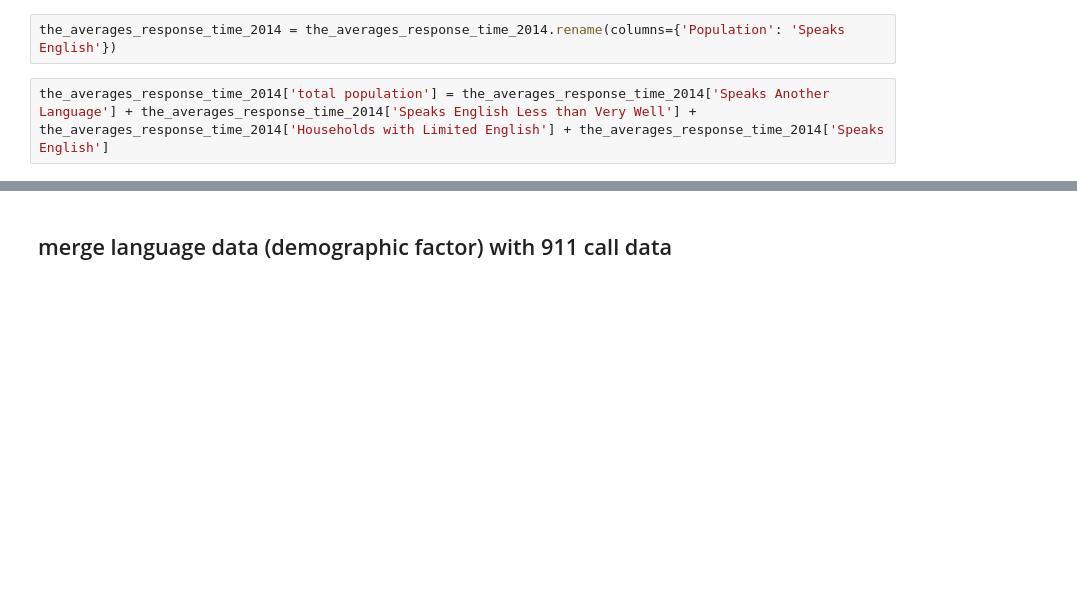
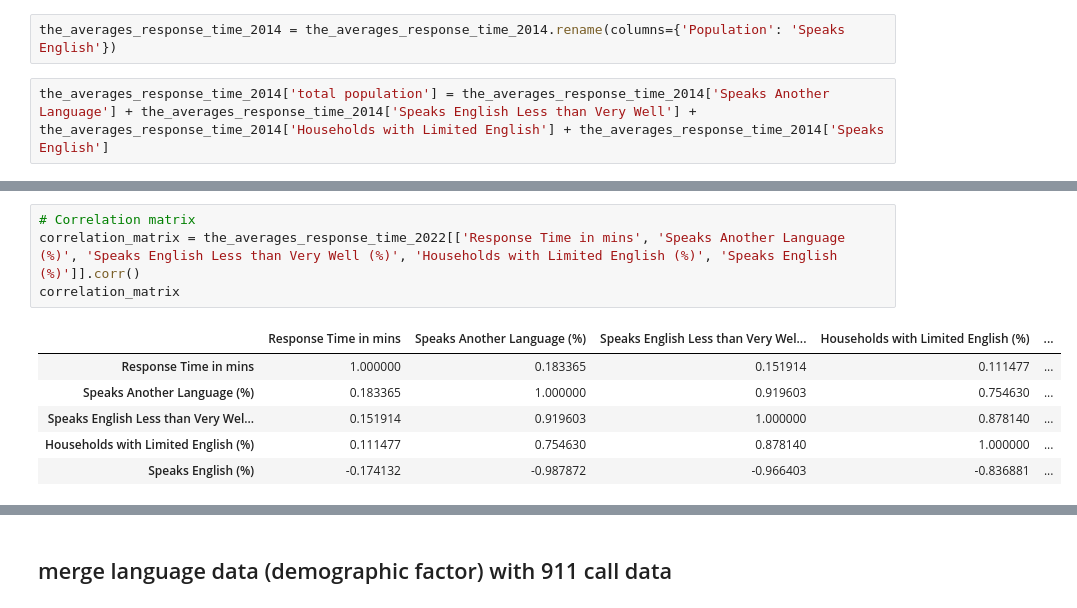
Before and after one commit to nemdim/Capstone-Project-Group-1, a Jupyter notebook: check_data.ipynb, the cells around one changed output, grey strips where cells are left out. Cells and saved outputs as stored; diff of their text form; blank space fills up the shorter version.

```diff
--- a/check_data.ipynb
+++ b/check_data.ipynb
@@ -516,0 +569,11 @@ language_native
+# %%
+# Correlation matrix
+correlation_matrix = the_averages_response_time_2022[['Response Time in mins', 'Speaks Another Language (%)', 'Speaks English Less than Very Well (%)', 'Households with Limited English (%)', 'Speaks English (%)']].corr()
+correlation_matrix
+# %% [output]
+|  | Response Time in mins | Speaks Another Language (%) | Speaks English Less than Very Wel... | Households with Limited English (%) | ... |
+| Response Time in mins | 1.000000 | 0.183365 | 0.151914 | 0.111477 | ... |
+| Speaks Another Language (%) | 0.183365 | 1.000000 | 0.919603 | 0.754630 | ... |
+| Speaks English Less than Very Wel... | 0.151914 | 0.919603 | 1.000000 | 0.878140 | ... |
+| Households with Limited English (%) | 0.111477 | 0.754630 | 0.878140 | 1.000000 | ... |
+| Speaks English (%) | -0.174132 | -0.987872 | -0.966403 | -0.836881 | ... |
```
Also changed, not shown: parts of 14 cells of this notebook.
